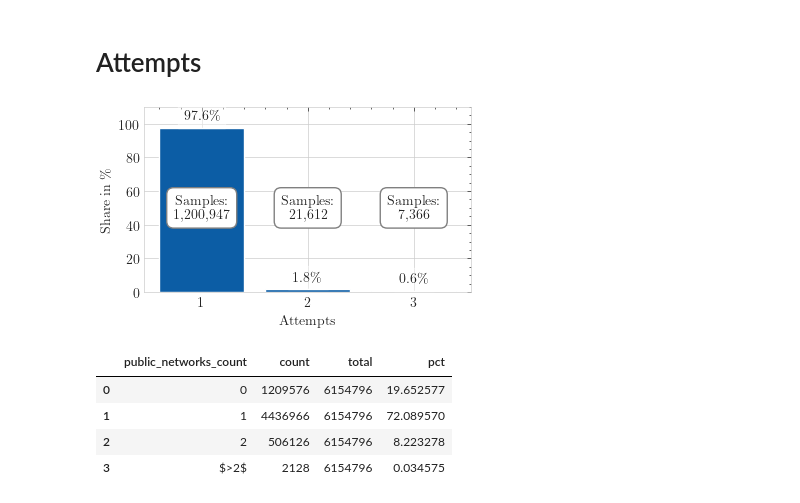
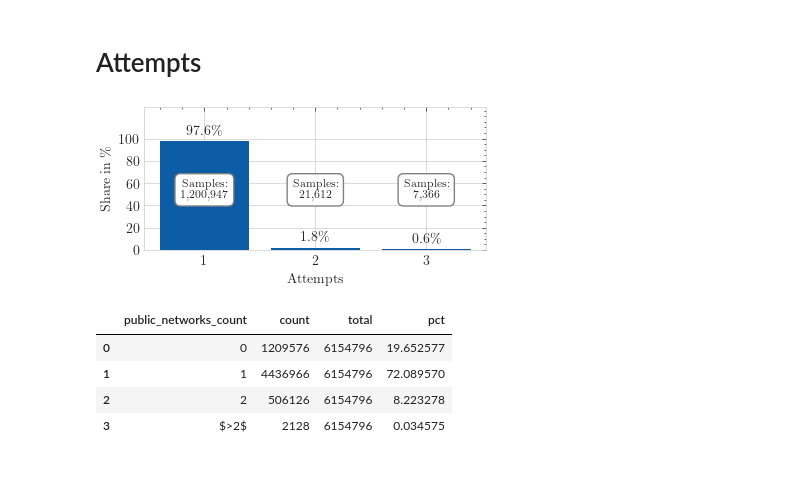
Before and after one commit to libp2p/punchr, a Jupyter notebook: publication/2023-03-07-publication.ipynb, the cells around one changed output. Saved outputs shown, nothing was run; the diff lists cells and outputs as text; code cells hidden in the pictures; blank space fills up the shorter version.

```diff
--- a/publication/2023-03-07-publication.ipynb
+++ b/publication/2023-03-07-publication.ipynb
@@ -41,9 +41,9 @@ conn = sa.create_engine("postgresql://punchr:password@localhost:5432/punchr")
 # %%
 def get_figsize(width="full", ratio=0.5):
     if width == 'full':
-        width_pt = 506.295  # latex_text_width_pt
+        width_pt = 430.00462  # latex_text_width_pt
     elif width == 'half':
-        width_pt = 241.14749  # latex_line_width_pt
+        width_pt = 215.00231  # latex_line_width_pt
     else:
         width_pt = width
 
@@ -200,25 +226,25 @@ df = pd.read_sql_query(query, con=conn)
 # %%
 df["pct"] = 100 * df["count"] / df["count"].sum()
 # %%
-fig, ax = plt.subplots(figsize=[4,2.5])
+fig, ax = plt.subplots(figsize=get_figsize(width=300))
 
-p = ax.bar(df["attempts"], df["pct"])
+p = ax.bar(df["attempts"], df["pct"], lw=0)
 ax.set_xticks(np.arange(1, 4))
 ax.set_xlabel("Attempts")
 ax.set_ylabel("Share in \%")
-ax.bar_label(p, labels=['%.1f\%%' % pct for pct in df["pct"]], padding=4, bbox=dict(fc="w", lw=1, alpha=0.4))
+ax.bar_label(p, labels=['%.1f\%%' % pct for pct in df["pct"]], padding=3, bbox=dict(fc="w", lw=1, alpha=0))
 
 for idx, row in df.iterrows():
     count = format(int(row["count"]), ",")
-    ax.text(row["attempts"], 50, f"Samples:\n{count}", ha="center", va="center",
+    ax.text(row["attempts"], 54, f"Samples:\n{count}", fontsize=8, ha="center", va="center",
             bbox=dict(fc="w", lw=1, ec="grey", boxstyle='round,pad=0.5'))
 
-ax.set_ylim(0, 110)
+ax.set_ylim(0, 128)
 ax.set_yticks(np.arange(0, 101, 20))
 fig.tight_layout()
 fig.savefig("plots/attempts-success.pdf")
 # %% [output]
-[figure, old version]
+[figure, new version]
 # %%
 query = f"""
 WITH cte AS (
```
Also changed, not shown: parts of 21 cells of this notebook, 12 other files.
